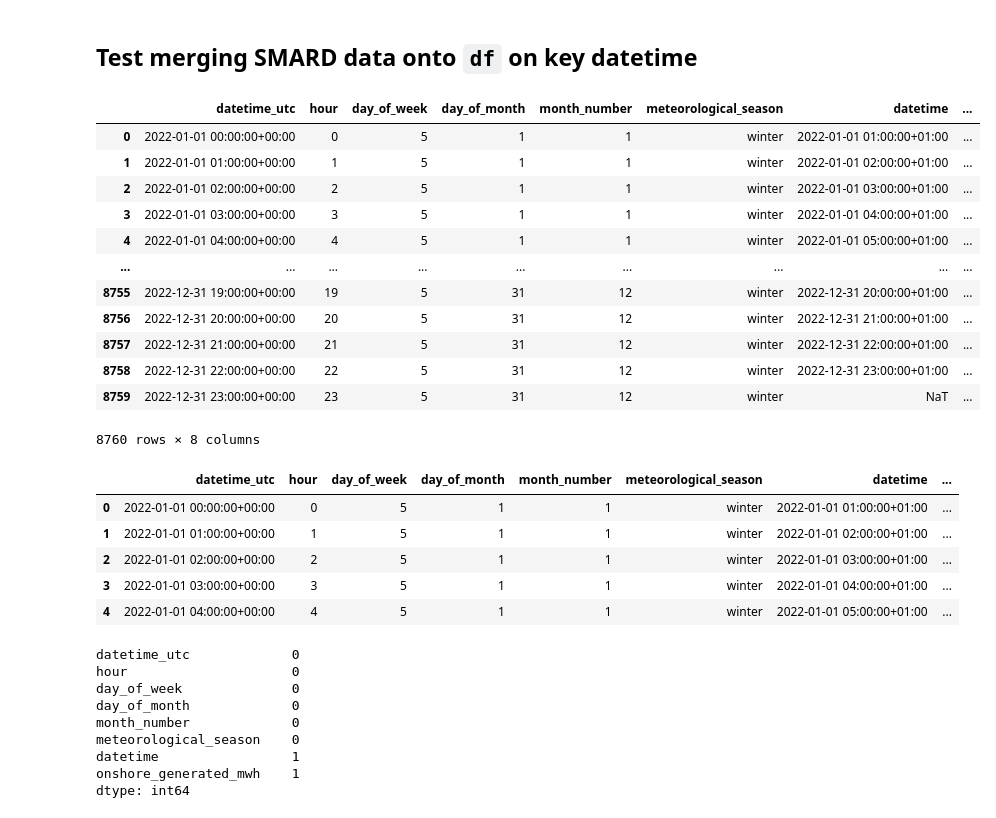
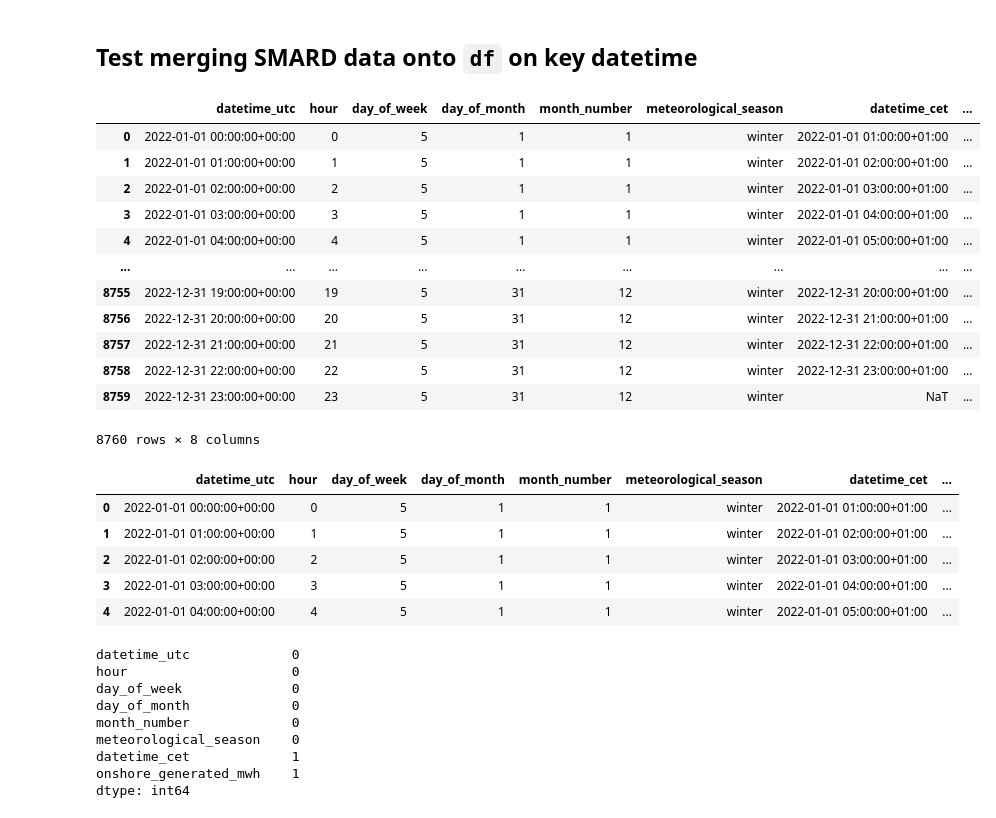
Before and after one commit to meteoviz/wind_power_forecasting_germany, a Jupyter notebook: notebooks/ML_dataframe.ipynb, the cells around one changed output. Drawn from its saved outputs; the diff is of its cells as text; code cells hidden in the pictures.

```diff
--- a/notebooks/ML_dataframe.ipynb
+++ b/notebooks/ML_dataframe.ipynb
@@ -82,14 +82,18 @@ def load_SMARD_data():
     # Handle dates and times to create unified datetime64 timestamps
     df['date'] = pd.to_datetime(df['date'], format='%d.%m.%Y')
     df['start_time_delta'] = pd.to_timedelta(df['interval_start_time'] + ':00')
-    df['datetime'] = df['date'] + df['start_time_delta']
+    df['datetime_cet'] = df['date'] + df['start_time_delta']
     # Add CET timezone info and infer change from CET->CEST->CET, etc
-    df['datetime'] = df['datetime'].dt.tz_localize('CET', ambiguous='infer')
+    df['datetime_cet'] = df['datetime_cet'].dt.tz_localize(tz='CET', ambiguous='infer')
 
     # Drop un-needed columns
     df = df.drop(columns=['date', 'start_time_delta', 'interval_start_time'])
     # Re-arrange columns
-    df = df[['datetime', 'onshore_generated_mwh']]
+    df = df[['datetime_cet', 'onshore_generated_mwh']]
+
+    # Convert European thousands and decimal seperators in values to (US/UK) decimal full stop format
+    translation_table = str.maketrans({'.': None, ',': '.'})
+    df['onshore_generated_mwh'] = df['onshore_generated_mwh'].str.translate(translation_table).astype(float)
 
     print(f'Number of rows match up: {num_of_rows == len(df)}')
 
@@ -205,10 +209,10 @@ df
 # %% [markdown]
 ## Test merging SMARD data onto `df` on key datetime
 # %%
-df_merged = pd.merge(df, df_smard, left_on='datetime_utc', right_on='datetime', how='left')
+df_merged = pd.merge(df, df_smard, left_on='datetime_utc', right_on='datetime_cet', how='left')
 df_merged
 # %% [output]
-|  | datetime_utc | hour | day_of_week | day_of_month | month_number | meteorological_season | datetime | ... |
+|  | datetime_utc | hour | day_of_week | day_of_month | month_number | meteorological_season | datetime_cet | ... |
 | 0 | 2022-01-01 00:00:00+00:00 | 0 | 5 | 1 | 1 | winter | 2022-01-01 01:00:00+01:00 | ... |
 | 1 | 2022-01-01 01:00:00+00:00 | 1 | 5 | 1 | 1 | winter | 2022-01-01 02:00:00+01:00 | ... |
 | 2 | 2022-01-01 02:00:00+00:00 | 2 | 5 | 1 | 1 | winter | 2022-01-01 03:00:00+01:00 | ... |
@@ -224,7 +228,7 @@ df_merged
 # %%
 df_merged.head()
 # %% [output]
-|  | datetime_utc | hour | day_of_week | day_of_month | month_number | meteorological_season | datetime | ... |
+|  | datetime_utc | hour | day_of_week | day_of_month | month_number | meteorological_season | datetime_cet | ... |
 | 0 | 2022-01-01 00:00:00+00:00 | 0 | 5 | 1 | 1 | winter | 2022-01-01 01:00:00+01:00 | ... |
 | 1 | 2022-01-01 01:00:00+00:00 | 1 | 5 | 1 | 1 | winter | 2022-01-01 02:00:00+01:00 | ... |
 | 2 | 2022-01-01 02:00:00+00:00 | 2 | 5 | 1 | 1 | winter | 2022-01-01 03:00:00+01:00 | ... |
@@ -239,7 +243,7 @@ day_of_week              0
 day_of_month             0
 month_number             0
 meteorological_season    0
-datetime                 1
+datetime_cet             1
 onshore_generated_mwh    1
 dtype: int64
 # %%
```
Also changed, not shown: parts of 5 cells of this notebook.
